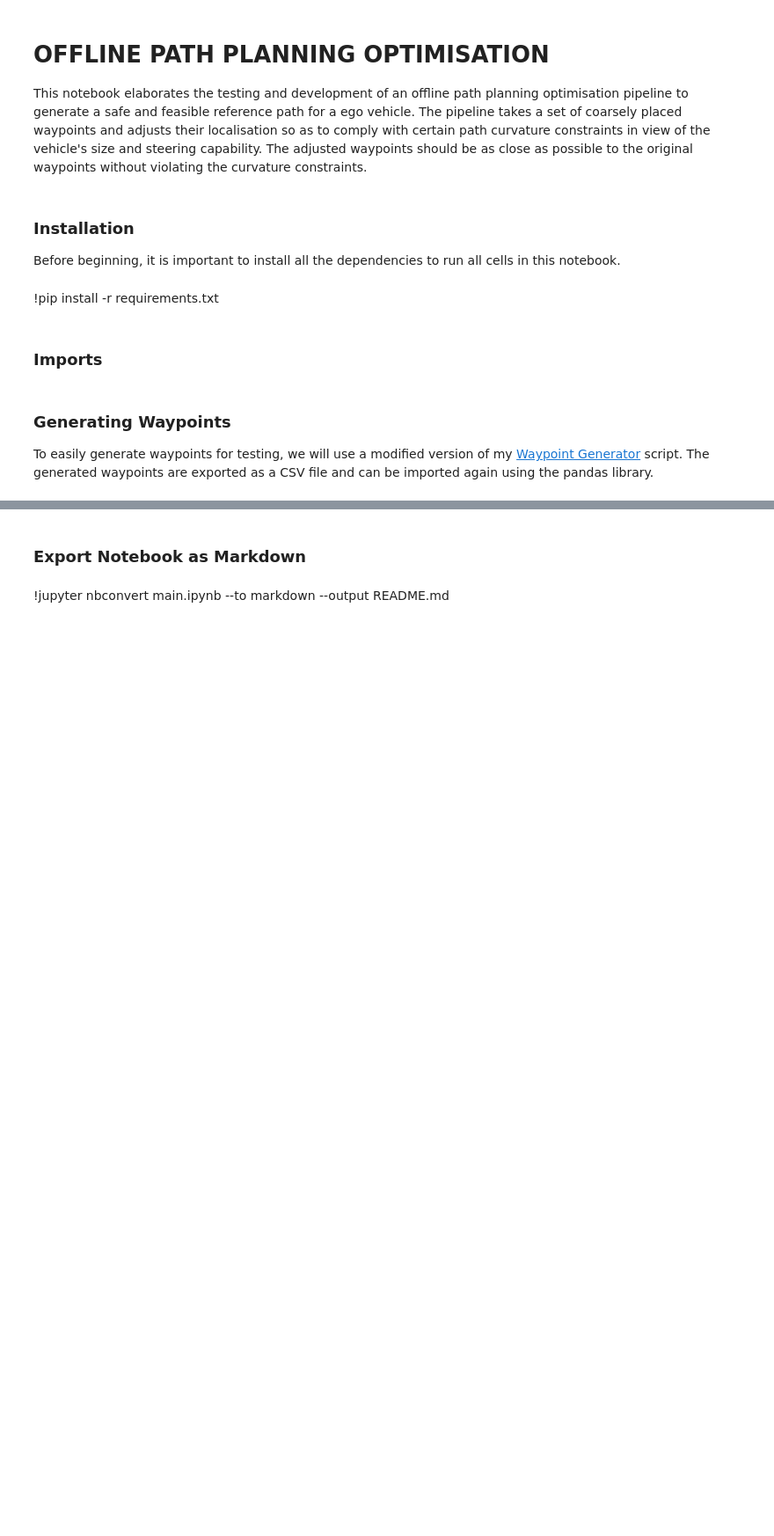
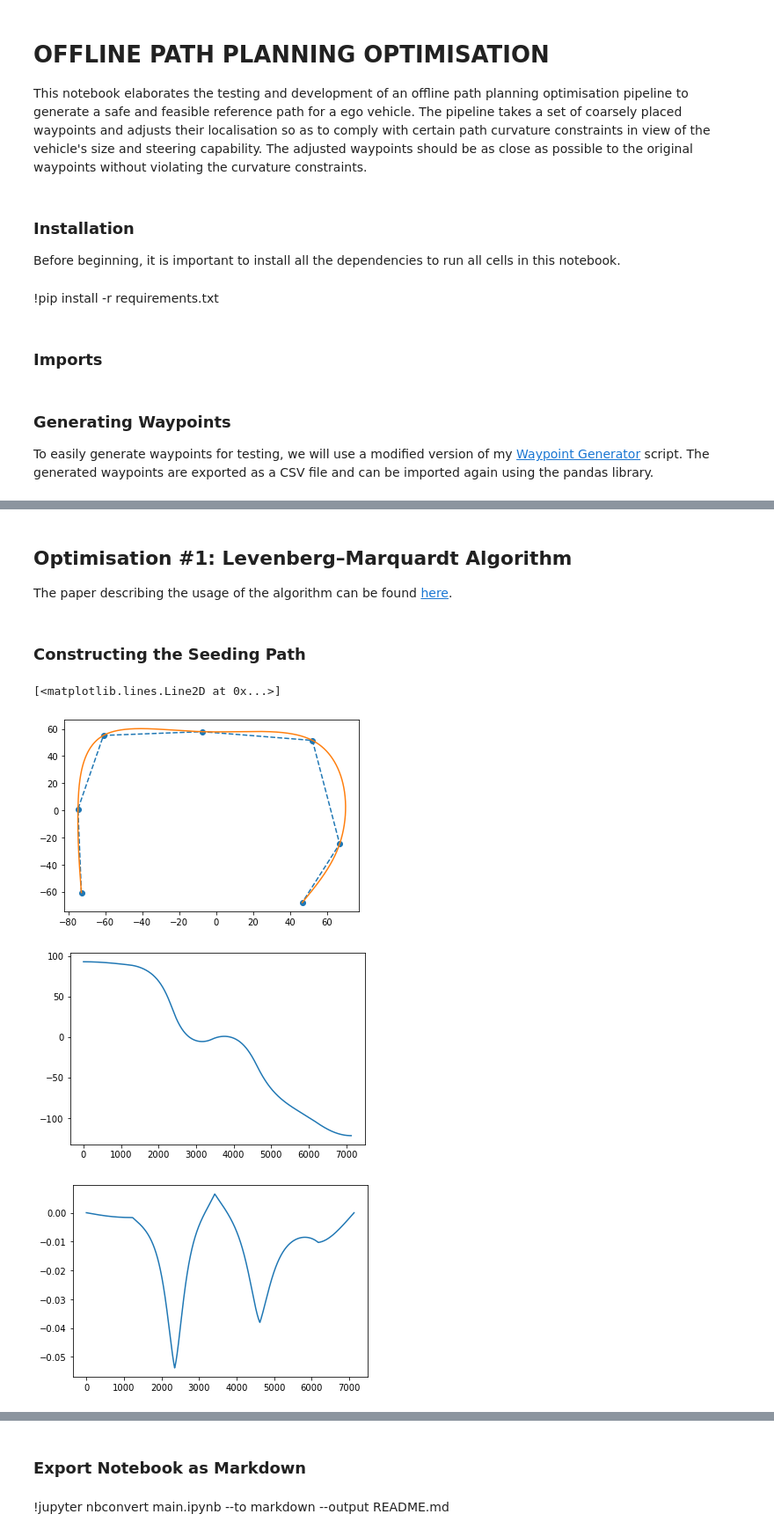
Before and after one commit to winstxnhdw/OfflinePathOptimisation, a Jupyter notebook: main.ipynb, the cells around one changed output, grey strips where cells are left out. Shown: that part at 88% size. Saved outputs shown, nothing was run; the diff lists cells and outputs as text; code cells hidden in the pictures; blank space fills up the shorter version.

```diff
--- a/main.ipynb
+++ b/main.ipynb
@@ -122,0 +125,10 @@ if __name__ == '__main__':
+# %%
+dir_path = 'waypoints.csv'
+df = pd.read_csv(dir_path)
+wx = df['X-axis'].values.tolist()
+wy = df['Y-axis'].values.tolist()
+# %% [markdown]
+## Optimisation #1: Levenberg–Marquardt Algorithm
+The paper describing the usage of the algorithm can be found [here](https://www.ri.cmu.edu/pub_files/2013/6/IV2013-Tianyu.pdf).
+# %% [markdown]
+### Constructing the Seeding Path
@@ -122,0 +303,23 @@ if __name__ == '__main__':
+# %%
+df = pd.read_csv(dir_path)
+x = df['X-axis'].values.tolist()
+y = df['Y-axis'].values.tolist()
+
+px, py, pyaw, pk = generate_cubic_path(x, y)
+# %%
+%matplotlib inline
+
+plt.figure(1)
+plt.plot(x, y, '--o')
+plt.plot(px, py)
+
+plt.figure(2)
+plt.plot(np.rad2deg(pyaw))
+
+plt.figure(3)
+plt.plot(pk)
+# %% [output]
+[<matplotlib.lines.Line2D at 0x...>]
+[figure, added]
+[figure, added]
+[figure, added]
```
Also changed, not shown: parts of 4 cells of this notebook, 4 other files.
